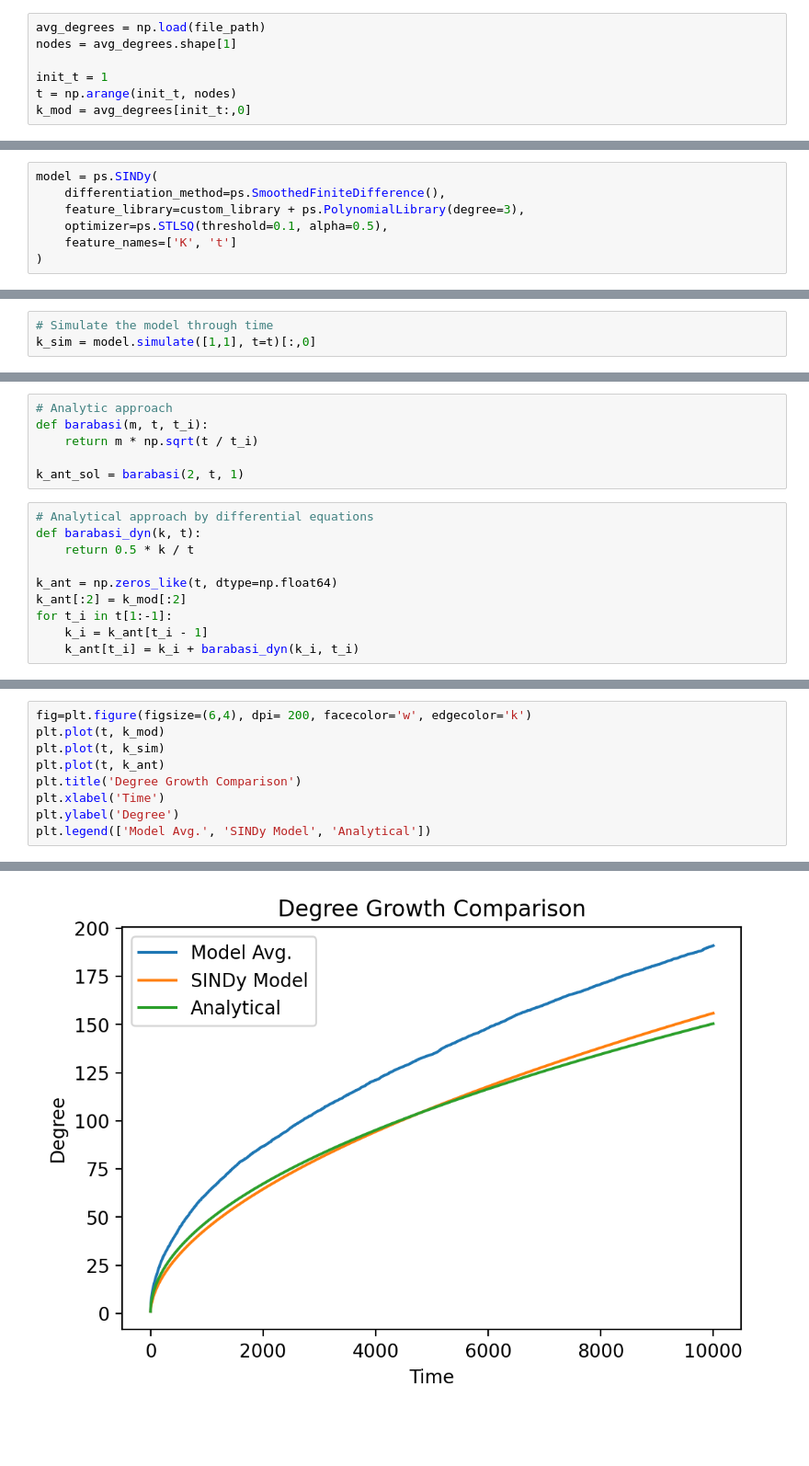
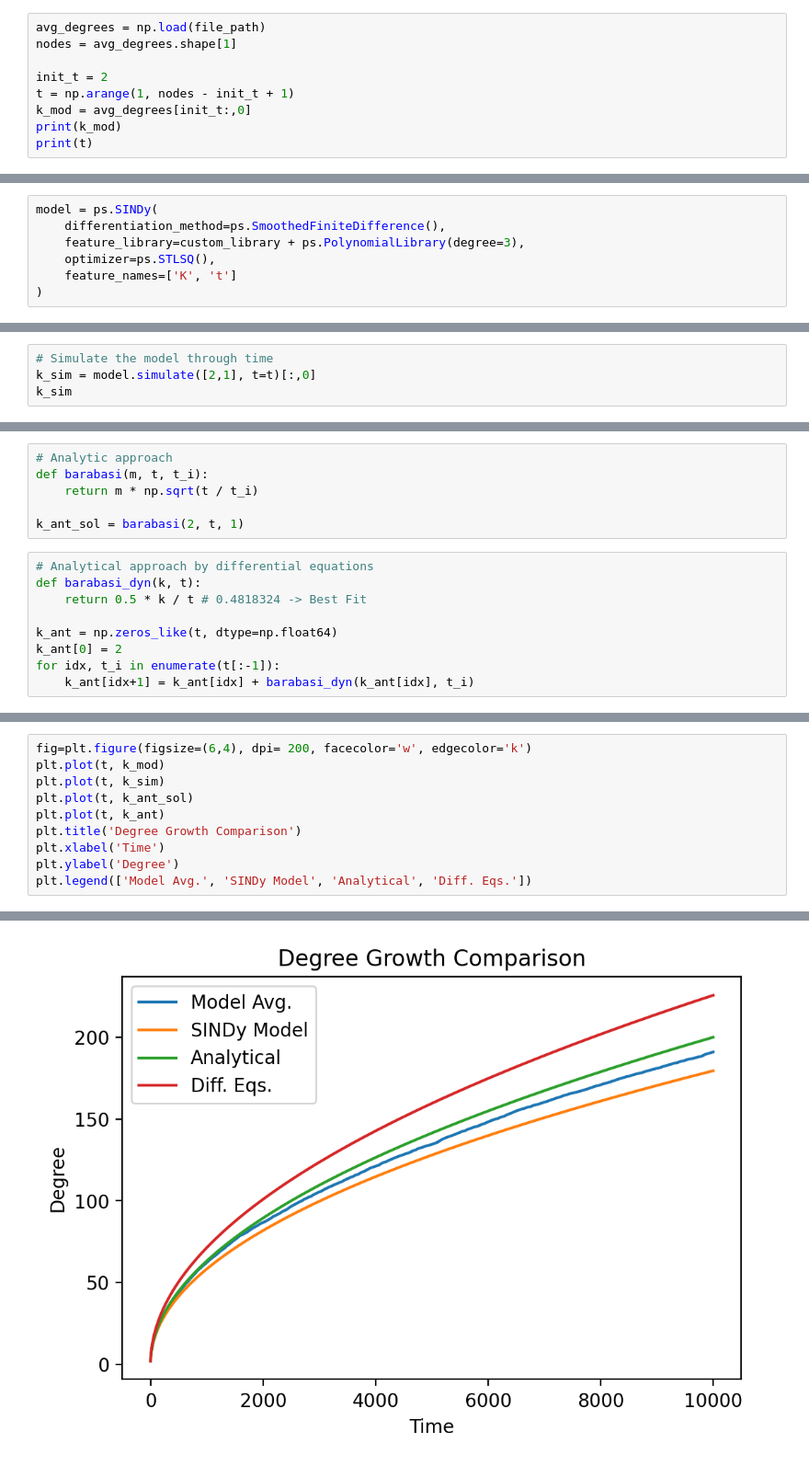
Before and after one commit to DavidContrerasFranco/Data-Driven-Dynamics-Understanding, a Jupyter notebook: Notebooks/sindy_barabasi.ipynb, the cells around one changed output, grey strips where cells are left out. Shown at 92% size. Drawn from its saved outputs; the diff is of its cells as text; blank space fills up the shorter version.

```diff
--- a/Notebooks/sindy_barabasi.ipynb
+++ b/Notebooks/sindy_barabasi.ipynb
@@ -12,6 +12,8 @@ file_path = os.path.join(folder_path, 'Test_Network_50.npy')
 avg_degrees = np.load(file_path)
 nodes = avg_degrees.shape[1]
 
-init_t = 1
-t = np.arange(init_t, nodes)
+init_t = 2
+t = np.arange(1, nodes - init_t + 1)
 k_mod = avg_degrees[init_t:,0]
+print(k_mod)
+print(t)
@@ -55,7 +60,7 @@ custom_library = ps.CustomLibrary(
 model = ps.SINDy(
     differentiation_method=ps.SmoothedFiniteDifference(),
     feature_library=custom_library + ps.PolynomialLibrary(degree=3),
-    optimizer=ps.STLSQ(threshold=0.1, alpha=0.5),
+    optimizer=ps.STLSQ(),
     feature_names=['K', 't']
 )
 # %%
@@ -74,3 +74,4 @@ t' = 1.000 1
 # %%
 # Simulate the model through time
-k_sim = model.simulate([1,1], t=t)[:,0]
+k_sim = model.simulate([2,1], t=t)[:,0]
+k_sim
@@ -83,10 +87,9 @@ k_ant_sol = barabasi(2, t, 1)
 # %%
 # Analytical approach by differential equations
 def barabasi_dyn(k, t):
-    return 0.5 * k / t
+    return 0.5 * k / t # 0.4818324 -> Best Fit
 
 k_ant = np.zeros_like(t, dtype=np.float64)
-k_ant[:2] = k_mod[:2]
-for t_i in t[1:-1]:
-    k_i = k_ant[t_i - 1]
-    k_ant[t_i] = k_i + barabasi_dyn(k_i, t_i)
+k_ant[0] = 2
+for idx, t_i in enumerate(t[:-1]):
+    k_ant[idx+1] = k_ant[idx] + barabasi_dyn(k_ant[idx], t_i)
@@ -93,12 +100,13 @@ for t_i in t[1:-1]:
 # %%
 fig=plt.figure(figsize=(6,4), dpi= 200, facecolor='w', edgecolor='k')
 plt.plot(t, k_mod)
 plt.plot(t, k_sim)
+plt.plot(t, k_ant_sol)
 plt.plot(t, k_ant)
 plt.title('Degree Growth Comparison')
 plt.xlabel('Time')
 plt.ylabel('Degree')
-plt.legend(['Model Avg.', 'SINDy Model', 'Analytical'])
+plt.legend(['Model Avg.', 'SINDy Model', 'Analytical', 'Diff. Eqs.'])
 # %% [output]
 <matplotlib.legend.Legend at 0x...>
-[figure, old version]
+[figure, new version]
```
Also changed, not shown: parts of 5 cells of this notebook, 11 other files.
